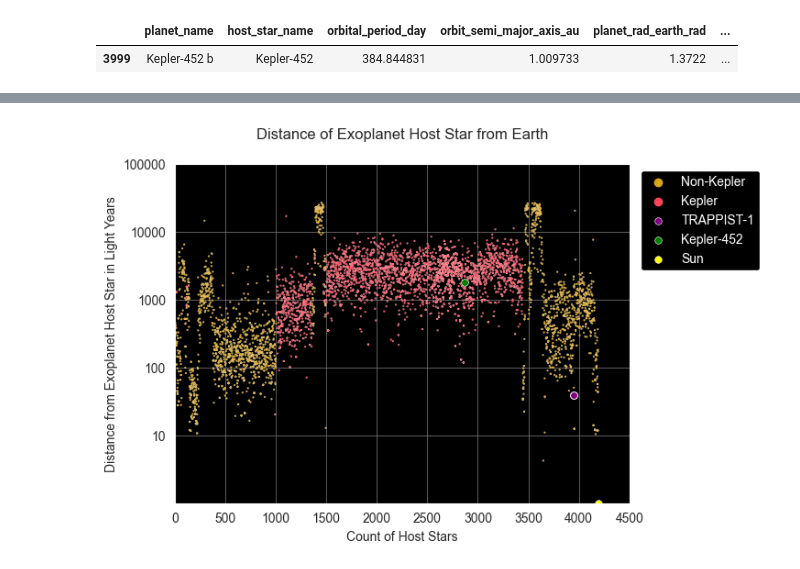
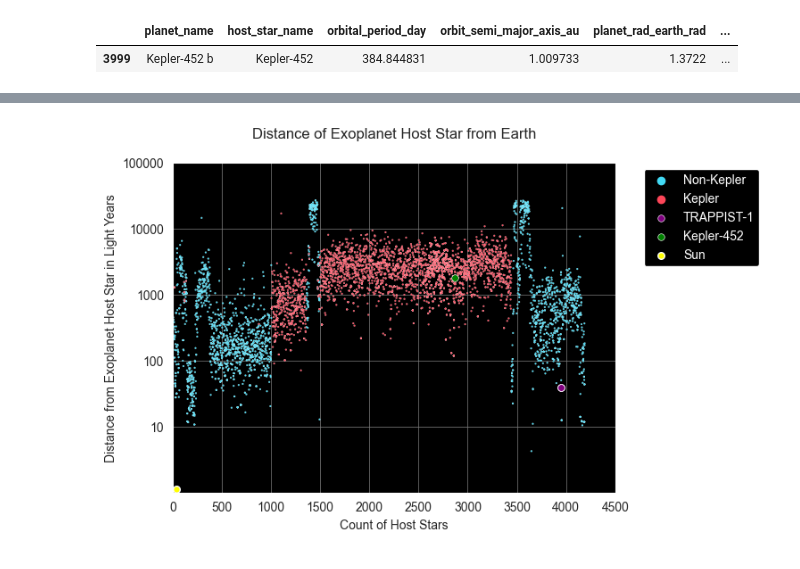
Before and after one commit to Graviton12/Exoplanet-Data-Analysis, a Jupyter notebook: scatterplots.ipynb, the cells around one changed output, grey strips where cells are left out. Drawn from its saved outputs; the diff is of its cells as text; code cells hidden in the pictures.

```diff
--- a/scatterplots.ipynb
+++ b/scatterplots.ipynb
@@ -24,12 +26,5 @@ dataset[dataset['planet_name'] == 'Kepler-452 b']
 # %%
-# saample data for earth
-sun = pd.DataFrame({
-    'host_star_name': ['Sun'],
-    'distance_parsec': [1]
-})
-
-# Combine the highlighted points (sun) in DataFrame with the original DataFrame
-combined_dataset = pd.concat([dataset, sun], ignore_index=True)
+# Distance of Exoplanet Host Star from Earth (For all Host Stars)
 
 # setting color and style of scatterplot
 sns.set_style('darkgrid', {'axes.facecolor': 'black'})
@@ -69,13 +64,14 @@ highlighted_kepler452 = dataset[dataset['host_star_name'] == 'Kepler-452']
 sns.scatterplot(data=highlighted_kepler452, x='host_star_name', y='distance_parsec', color='green', s=30, label='Kepler-452')
 
 # Highlight specific point for the sun
-sns.scatterplot(data=sun, x='host_star_name', y='distance_parsec', color='yellow', s=30, label='Sun')
+# Setting an arbitrary x and y postion for the sun that way it can be properly visualized
+plt.scatter(40, 1.14, color='yellow', s=30, edgecolor='white', label='Sun')
 
 # Changing the grid color to be more visiable on black background
 plt.grid(color='gray', linestyle='-', linewidth=0.5)
 
 # Adjust the legend
-legend = plt.legend(facecolor='black', edgecolor='white', framealpha=1, fontsize=10, bbox_to_anchor=(1.3, 1))
+legend = plt.legend(facecolor='black', edgecolor='white', framealpha=1, fontsize=10, bbox_to_anchor=(1.05, 1), loc = 'upper left')
 for text in legend.get_texts():
     text.set_color('white')
 
@@ -97,12 +82,5 @@ Index(['planet_name', 'host_star_name', 'orbital_period_day',
 # %%
-# saample data for earth
-sun = pd.DataFrame({
-    'host_star_name': ['Sun'],
-    'distance_parsec': [1]
-})
-
-# Combine the highlighted points (sun) in DataFrame with the original DataFrame
-combined_dataset = pd.concat([dataset, sun], ignore_index=True)
+# Distance of Exoplanet Host Star from Earth (For all Host Stars color coded based on kepler or non-kepler)
 
 # Function to determine if a planet is Kepler or not
 def is_kepler(planet_name):
@@ -112,7 +90,7 @@ def is_kepler(planet_name):
 dataset['Kepler Planet'] = dataset['planet_name'].apply(is_kepler)
 
 # Define colors for Kepler and non-Kepler planets
-colors = {'Kepler': '#FD4659', 'Non-Kepler': 'goldenrod'}
+colors = {'Kepler': '#FD4659', 'Non-Kepler': '#42daf5'}
 
 # setting color and style of scatterplot
 sns.set_style('darkgrid', {'axes.facecolor': 'black'})
@@ -132,37 +110,38 @@ plt.gca().yaxis.set_major_formatter(ScalarFormatter())
 # Setting major ticks for the x-axis
 plt.xticks([0, 500, 1000, 1500, 2000, 2500, 3000, 3500, 4000, 4500], ['0', '500', '1000', '1500', '2000', '2500', '3000', '3500', '4000', '4500'])
 # Setting major ticks for the y-axis
 plt.yticks([10, 100, 1000, 10000, 100000], ['10', '100', '1000', '10000', '100000'])
 
 # Setting x-axis limits to ensure tick marks are spread evenly
 plt.xlim(0, 4500)
 # Setting y-axis limits to ensure tick marks are spread evenly
 plt.ylim(1, 100000)
 
 # manually setting the distance_parsec for Trappist-1
-trappist_distance_parsec = 39.46 # in light years
-dataset.loc[dataset['host_star_name'] == 'TRAPPIST-1', 'distance_parsec'] = trappist_distance_parsec
+trappist_distance_light_year = 39.46 # in light years
+dataset.loc[dataset['host_star_name'] == 'TRAPPIST-1', 'distance_parsec'] = trappist_distance_light_year
 
 # Highlight specific point for Trappist-1 star and add it to scatter plot by layering an additional scatter plot on top
 highlighted_trappist_star = dataset[dataset['host_star_name'] == 'TRAPPIST-1']
-sns.scatterplot(data=highlighted_trappist_star, x='host_star_name', y='distance_parsec', color='purple', edgecolor='white', s=30, label='TRAPPIST-1')
+sns.scatterplot(data=highlighted_trappist_star, x='host_star_name', y='distance_parsec', color='purple', s=30, edgecolor='white', label='TRAPPIST-1')
 
 # Highlight specific point for Kepler 452 star and add it to scatter plot by layering an additional scatter plot on top
 highlighted_kepler452 = dataset[dataset['host_star_name'] == 'Kepler-452']
-sns.scatterplot(data=highlighted_kepler452, x='host_star_name', y='distance_parsec', color='green', edgecolor='white', s=30, label='Kepler-452')
+sns.scatterplot(data=highlighted_kepler452, x='host_star_name', y='distance_parsec', color='green', s=30, edgecolor='white', label='Kepler-452')
 
 # Highlight specific point for the sun
-sns.scatterplot(data=sun, x='host_star_name', y='distance_parsec', color='yellow', s=30, edgecolor='white', label='Sun')
+# Setting an arbitrary x and y postion for the sun that way it can be properly visualized
+plt.scatter(40, 1.14, color='yellow', s=30, edgecolor='white', label='Sun')
 
 # Changing the grid color to be more visiable on black background
 plt.grid(color='gray', linestyle='-', linewidth=0.5)
 
 # Adjust the legend
-legend = plt.legend(facecolor='black', edgecolor='white', framealpha=1, fontsize=10, bbox_to_anchor=(1.3, 1))
+legend = plt.legend(facecolor='black', edgecolor='white', framealpha=1, fontsize=10, bbox_to_anchor=(1.05, 1), loc = 'upper left')
 for text in legend.get_texts():
     text.set_color('white')
 
 
 plt.show()
 # %% [output]
-[figure, old version]
+[figure, new version]
```
Also changed, not shown: parts of 5 cells of this notebook.
